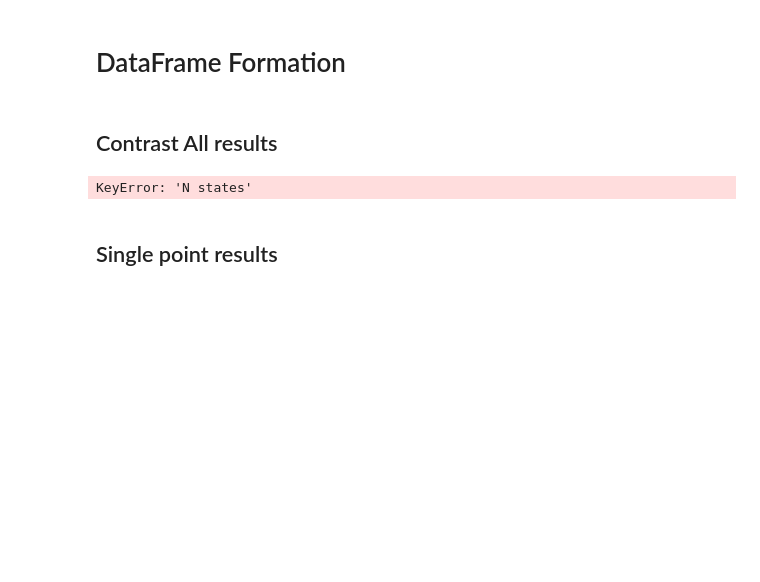
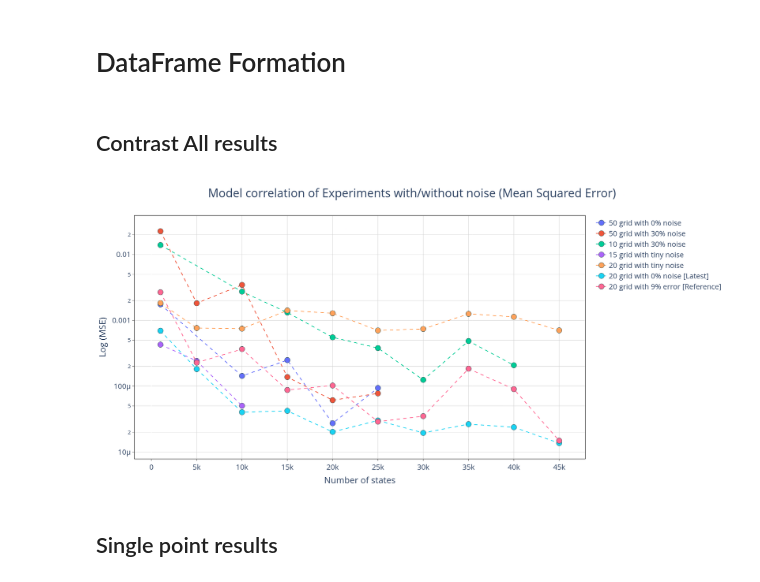
Before and after one commit to 4df31/QD-Biexciton-cascade-and-polarization-orientation-effect-on-QKD-protocol-E91, a Jupyter notebook: Plots.ipynb, the cells around one changed output. Saved outputs shown, nothing was run; the diff lists cells and outputs as text; code cells hidden in the pictures; blank space fills up the shorter version.

```diff
--- a/Plots.ipynb
+++ b/Plots.ipynb
@@ -516,7 +498,7 @@ fig = make_subplots(
 # Agregar la primera fila (row=1)
 fig.add_trace(
     go.Scatter(
-        x=df_50_pure['Nstates'],
+        x=df_50_pure['N_states'],
         y=df_50_pure['MSE'],
         mode='lines+markers',
         name='50 grid with 0% noise',
@@ -528,7 +510,7 @@ fig.add_trace(
 # Agregar la segunda fila (row=2)
 fig.add_trace(
     go.Scatter(
-        x=df_50_error['Nstates'],
+        x=df_50_error['N_states'],
         y=df_50_error['MSE'],
         mode='lines+markers',
         name='50 grid with 30% noise',
@@ -540,7 +522,7 @@ fig.add_trace(
 # Agregar la tercera fila (row=3)
 fig.add_trace(
     go.Scatter(
-        x=df_10_error['Nstates'],
+        x=df_10_error['N_states'],
         y=df_10_error['MSE'],
         mode='lines+markers',
         name='10 grid with 30% noise',
@@ -551,7 +533,7 @@ fig.add_trace(
 
 fig.add_trace(
     go.Scatter(
-        x=df_15_tiny_noise['Nstates'],
+        x=df_15_tiny_noise['N_states'],
         y=df_15_tiny_noise['MSE'],
         mode='lines+markers',
         name='15 grid with tiny noise',
@@ -562,7 +544,7 @@ fig.add_trace(
 
 fig.add_trace(
     go.Scatter(
-        x=df_20_tiny_noise['Nstates'],
+        x=df_20_tiny_noise['N_states'],
         y=df_20_tiny_noise['MSE'],
         mode='lines+markers',
         name='20 grid with tiny noise',
@@ -572,7 +554,7 @@ fig.add_trace(
 )
 
 fig.add_trace(go.Scatter(
-    x=results_df.loc[results_df['Noise'] == 0.0, 'N states'],
+    x=results_df.loc[results_df['Noise'] == 0.0, 'N_states'],
     y=results_df.loc[results_df['Noise'] == 0.0, 'MSE'],
     name="20 grid with 0% noise [Latest]",
     mode='lines+markers',
@@ -580,7 +562,7 @@ fig.add_trace(go.Scatter(
 ))
 
 fig.add_trace(go.Scatter(
-    x=results_df.loc[results_df['Noise'] == 9.0, 'N states'],
+    x=results_df.loc[results_df['Noise'] == 9.0, 'N_states'],
     y=results_df.loc[results_df['Noise'] == 9.0, 'MSE'],
     name="20 grid with 9% error [Reference]",
     mode='lines+markers',
@@ -590,7 +572,7 @@ fig.add_trace(go.Scatter(
 # Note: Ensure df_single_pt is defined in your notebook prior to this trace
 if 'df_single_pt' in locals():
     fig.add_trace(go.Scatter(
-        x=df_single_pt['Nstates'],
+        x=df_single_pt['N_states'],
         y=df_single_pt['MSE'],
         mode='lines+markers',
         name='single point experiment noise',
@@ -607,34 +589,34 @@ fig.update_layout(
     plot_bgcolor='white',
     title=dict(
         text="Model correlation of Experiments with/without noise (Mean Squared Error)",
         font=dict(size=32),
         x=0.5
     )
 )
 
 fig.update_xaxes(
     mirror=True,
     ticks='outside',
     showline=True,
     linecolor='black',
     gridcolor='lightgrey',
     title_text="Number of states"
 )
 
 fig.update_yaxes(
     mirror=True,
     ticks='outside',
     showline=True,
     zeroline=True,
     linecolor='black',
     gridcolor='lightgrey',
     type='log',
     title_text="Log (MSE)"
 )
 
 fig.show()
 # %% [output]
-KeyError: 'N states'
+[figure, added]
 # %% [markdown]
 ## Single point results
 # %%
```
Also changed, not shown: parts of 24 cells of this notebook, 6 other files.
